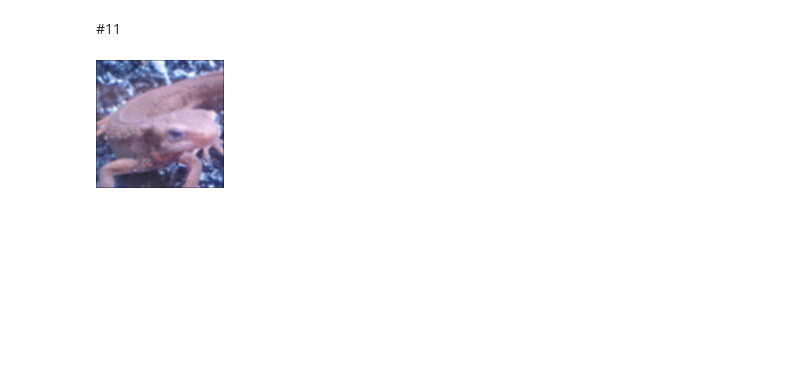
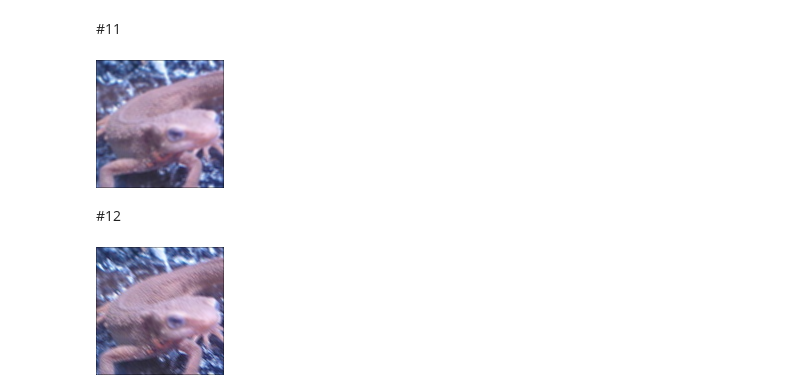
Before and after one commit to katoyu/image-processing-100training, a Jupyter notebook: 画像処理100本ノック11_20.ipynb, the cells around one changed output. Drawn from its saved outputs; the diff is of its cells as text; code cells hidden in the pictures; blank space fills up the shorter version.

```diff
--- a/画像処理100本ノック11_20.ipynb
+++ b/画像処理100本ノック11_20.ipynb
@@ -45,3 +45,32 @@ cv2.imwrite("out11.jpg", out)
 cv2_imshow(out)
 # %% [output]
 [figure]
+# %% [markdown]
+#12
+# %%
+import cv2
+import numpy as np
+
+img = cv2.imread("imori.jpg")
+H, W, C = img.shape
+
+K_size = 3
+K = np.diag( [1] * K_size ).astype(np.float)
+K /= K_size
+
+pad = K_size // 2
+out = np.zeros((H + pad*2, W + pad*2, C), dtype=np.float)
+out[pad:pad+H, pad:pad+W] = img.copy().astype(np.float)
+tmp = out.copy()
+
+for h in range(H):
+  for w in range(W):
+    for c in range(C):
+        out[h+pad, w+pad, c] = np.sum(K * tmp[h:h+K_size, w:w+K_size, c])
+
+out = out[pad:pad+H, pad:pad+W].astype(np.uint8)
+
+cv2.imwrite("out12.jpg", out)
+cv2_imshow(out)
+# %% [output]
+[figure, added]
```
Also changed, not shown: parts of 1 cell of this notebook.
